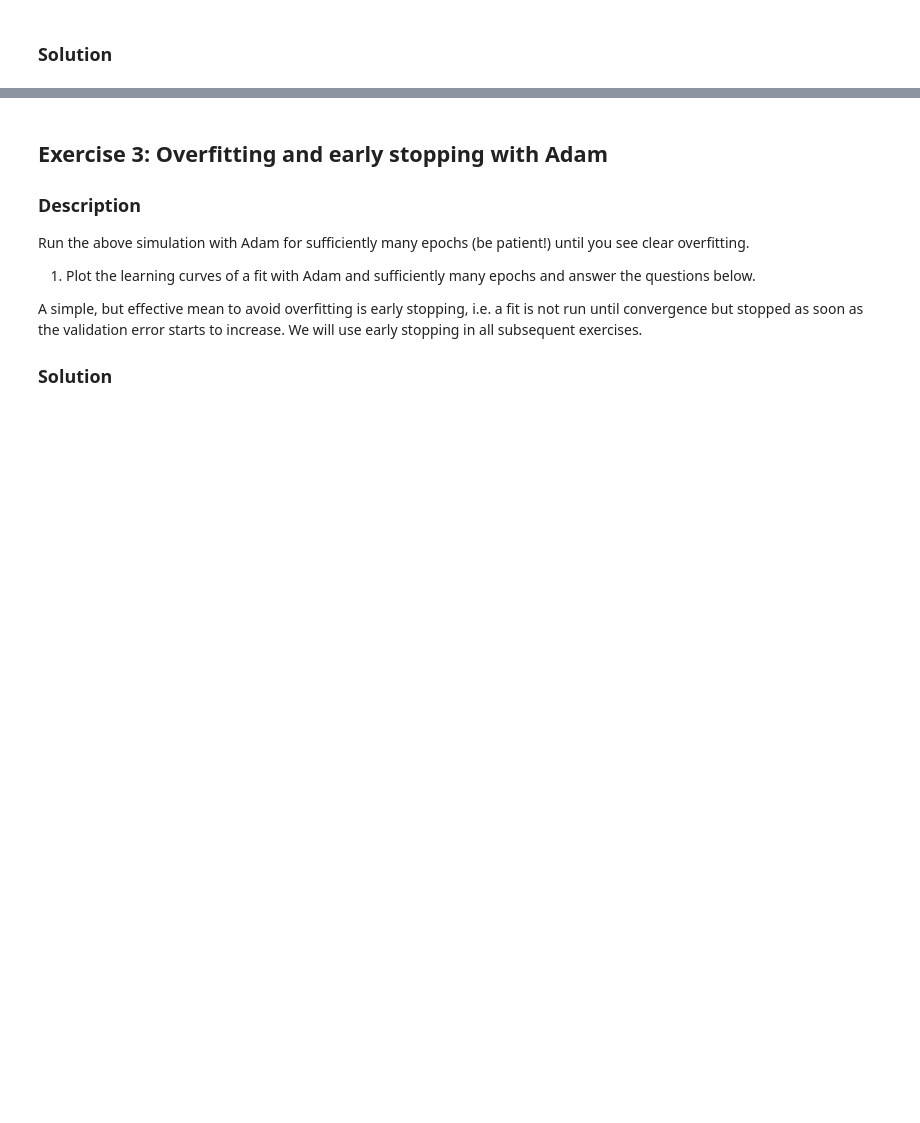
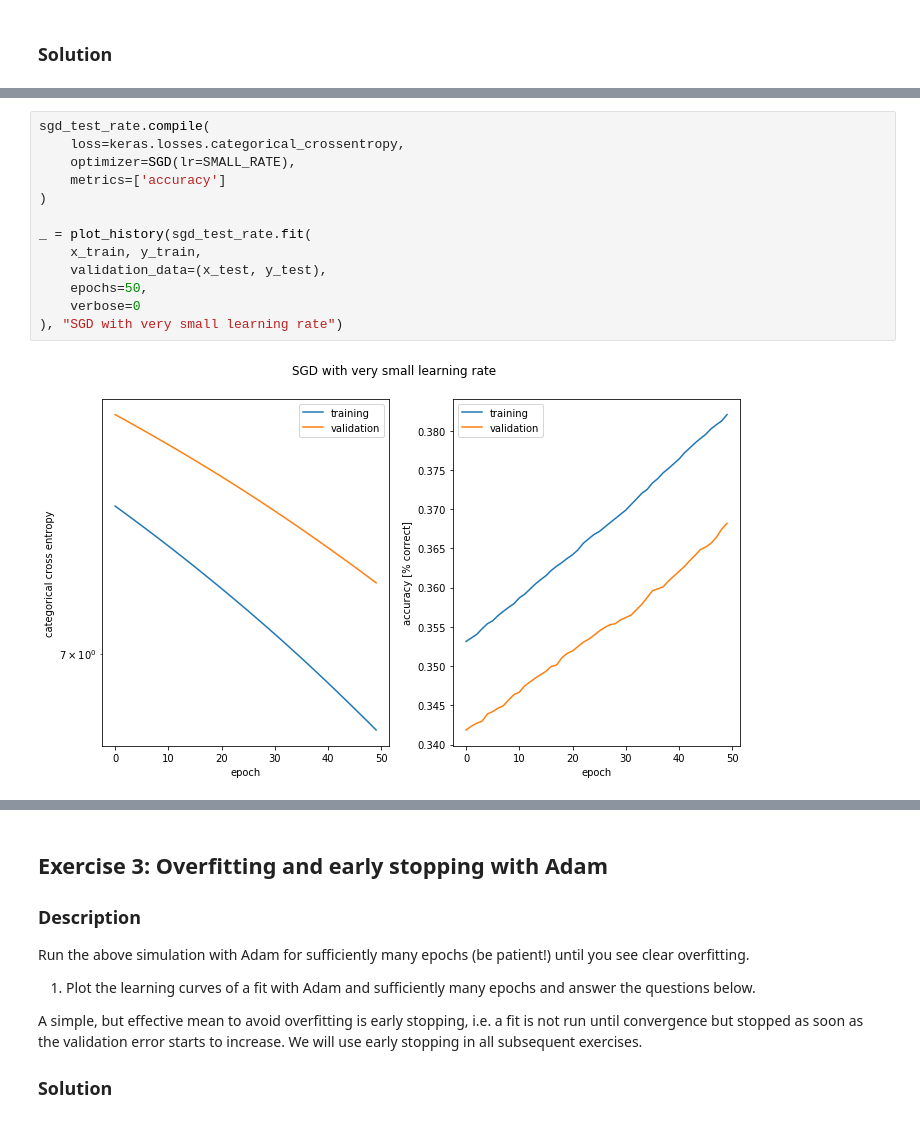
Before and after one commit to Amaumaury/ArtificialNeuralNetworks, a Jupyter notebook: miniproject1.ipynb, the cells around one changed output, grey strips where cells are left out. Cells and saved outputs as stored; diff of their text form; blank space fills up the shorter version.

```diff
--- a/miniproject1.ipynb
+++ b/miniproject1.ipynb
@@ -315,0 +340,15 @@ Epoch 50/50
+# %%
+sgd_test_rate.compile(
+    loss=keras.losses.categorical_crossentropy,
+    optimizer=SGD(lr=SMALL_RATE),
+    metrics=['accuracy']
+)
+
+_ = plot_history(sgd_test_rate.fit(
+    x_train, y_train,
+    validation_data=(x_test, y_test),
+    epochs=50,
+    verbose=0
+), "SGD with very small learning rate")
+# %% [output]
+[figure, added]
```
Also changed, not shown: parts of 33 cells of this notebook.
